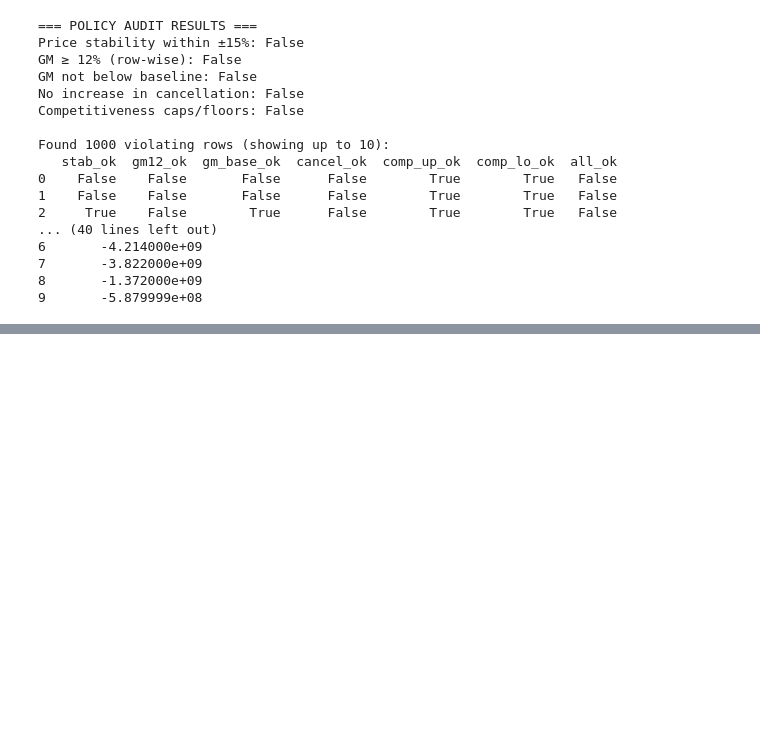
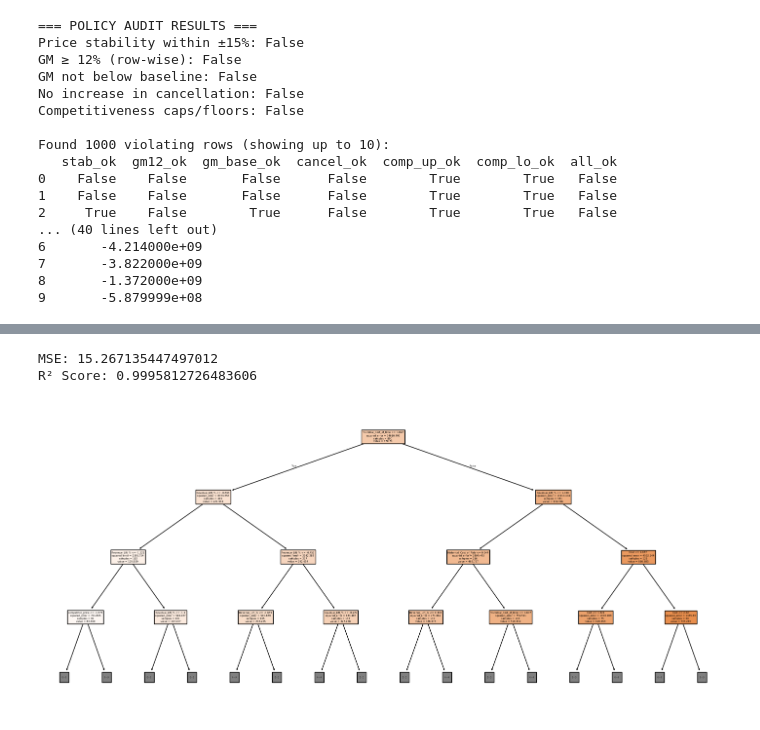
Before and after one commit to Deepikadhinakaran/AI_price_optima, a Jupyter notebook: price_optima.ipynb, the cells around one changed output, grey strips where cells are left out. Drawn from its saved outputs; the diff is of its cells as text; code cells hidden in the pictures; blank space fills up the shorter version.

```diff
--- a/price_optima.ipynb
+++ b/price_optima.ipynb
@@ -859,0 +860,63 @@ print(vif)
+# %%
+# -------------------------
+# Decision Tree Regressor
+# -------------------------
+import pandas as pd
+from sklearn.model_selection import train_test_split
+from sklearn.tree import DecisionTreeRegressor, plot_tree
+from sklearn.metrics import mean_squared_error, r2_score
+from sklearn.preprocessing import StandardScaler, LabelEncoder
+import matplotlib.pyplot as plt
+
+
+# -------------------------
+# Encode categorical columns
+# -------------------------
+for col in df.select_dtypes(include=["object"]).columns:
+    df[col] = LabelEncoder().fit_transform(df[col].astype(str))
+
+# -------------------------
+# Define Features & Target
+# -------------------------
+target = "Price"   # change if your target column is different
+X = df.drop(target, axis=1)
+y = df[target]
+
+# Scaling
+scaler = StandardScaler()
+X_scaled = scaler.fit_transform(X)
+
+# Split
+X_train, X_test, y_train, y_test = train_test_split(
+    X_scaled, y, test_size=0.2, random_state=42
+)
+
+# -------------------------
+# Train Decision Tree Regressor
+# -------------------------
+dt = DecisionTreeRegressor(
+    max_depth=6,
+    min_samples_split=10,
+    random_state=42
+)
+dt.fit(X_train, y_train)
+
+# Predictions
+y_pred = dt.predict(X_test)
+
+# -------------------------
+# Evaluation
+# -------------------------
+print("MSE:", mean_squared_error(y_test, y_pred))
+print("R² Score:", r2_score(y_test, y_pred))
+
+# -------------------------
+# Plot tree
+# -------------------------
+plt.figure(figsize=(18,8))
+plot_tree(dt, feature_names=X.columns, filled=True, max_depth=3)
+plt.show()
+# %% [output]
+MSE: 15.267135447497012
+R² Score: 0.9995812726483606
+[figure, added]
```
Also changed, not shown: parts of 1 cell of this notebook.
